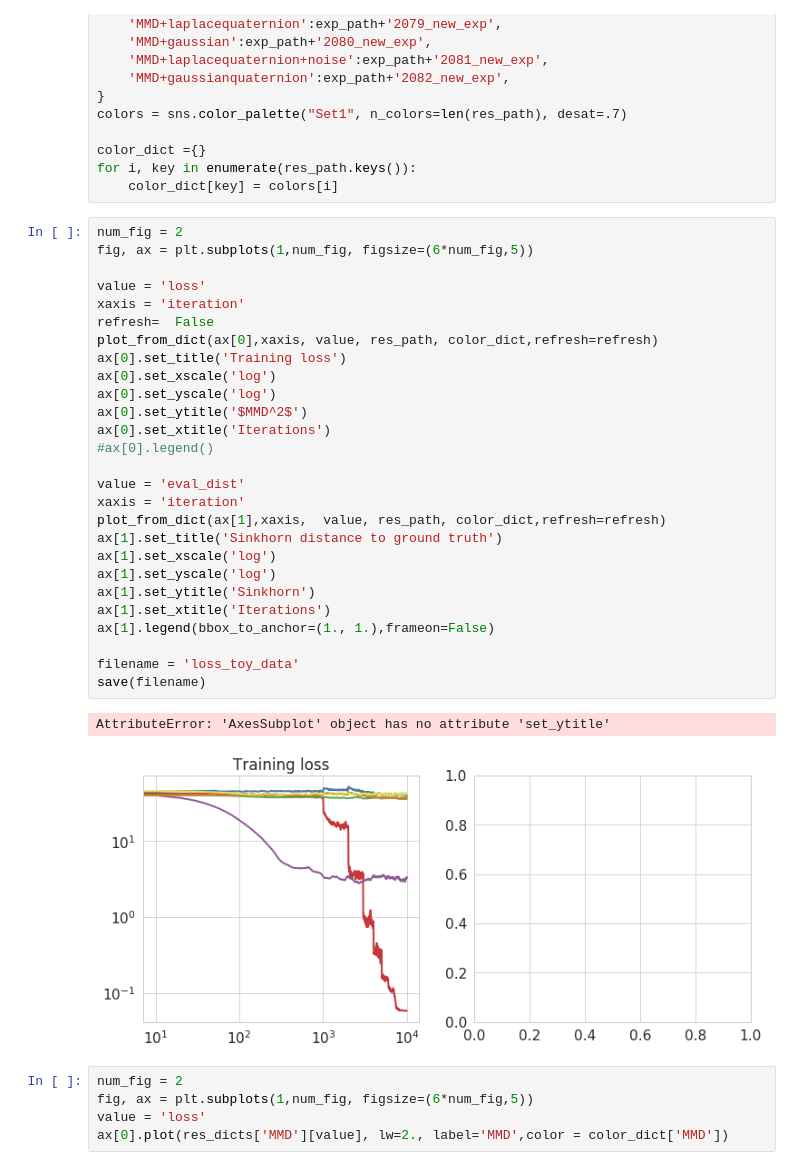
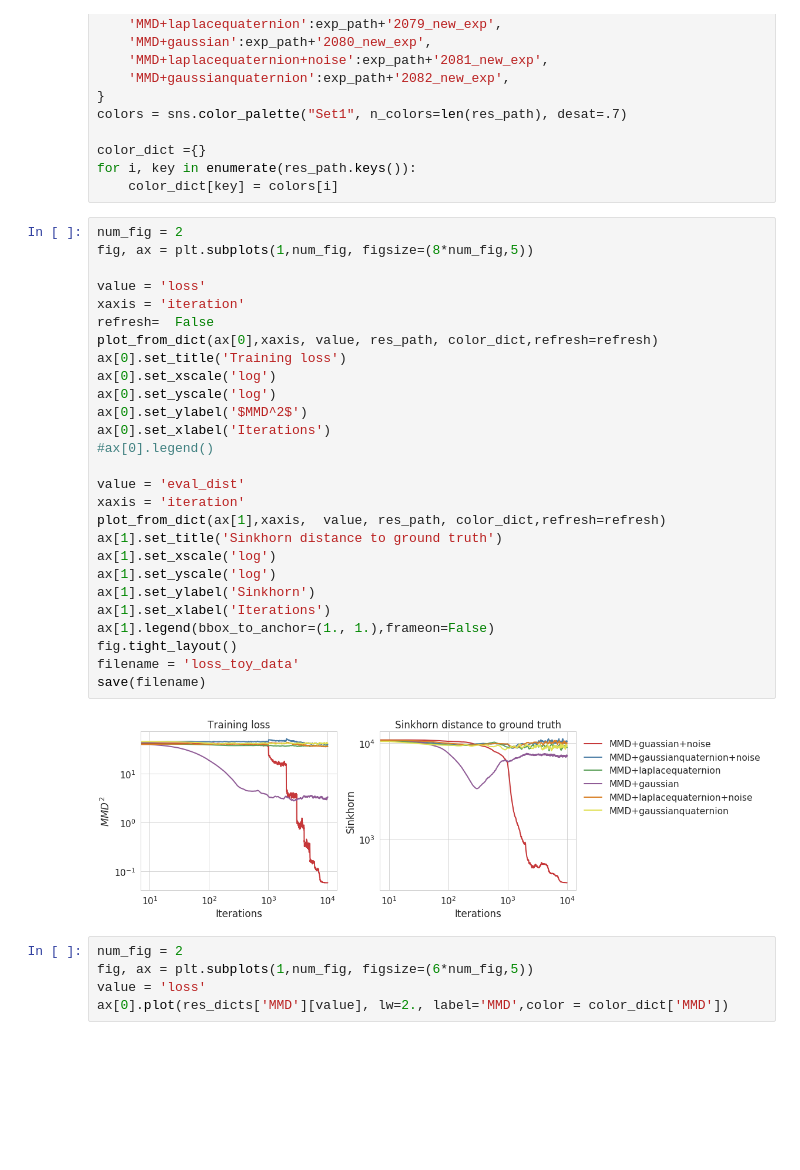
Before and after one commit to MichaelArbel/OT-sync, a Jupyter notebook: py/MMDSync/MMDSync.ipynb, the cells around one changed output. Cells and saved outputs as stored; diff of their text form; blank space fills up the shorter version.

```diff
--- a/py/MMDSync/MMDSync.ipynb
+++ b/py/MMDSync/MMDSync.ipynb
@@ -35,34 +35,33 @@ for i, key in enumerate(res_path.keys()):
     color_dict[key] = colors[i]
 # %%
 num_fig = 2
-fig, ax = plt.subplots(1,num_fig, figsize=(6*num_fig,5))
+fig, ax = plt.subplots(1,num_fig, figsize=(8*num_fig,5))
 
 value = 'loss'
 xaxis = 'iteration'
 refresh=  False
 plot_from_dict(ax[0],xaxis, value, res_path, color_dict,refresh=refresh)
 ax[0].set_title('Training loss')
 ax[0].set_xscale('log')
 ax[0].set_yscale('log')
-ax[0].set_ytitle('$MMD^2$')
-ax[0].set_xtitle('Iterations')
+ax[0].set_ylabel('$MMD^2$')
+ax[0].set_xlabel('Iterations')
 #ax[0].legend()
 
 value = 'eval_dist'
 xaxis = 'iteration'
 plot_from_dict(ax[1],xaxis,  value, res_path, color_dict,refresh=refresh)
 ax[1].set_title('Sinkhorn distance to ground truth')
 ax[1].set_xscale('log')
 ax[1].set_yscale('log')
-ax[1].set_ytitle('Sinkhorn')
-ax[1].set_xtitle('Iterations')
+ax[1].set_ylabel('Sinkhorn')
+ax[1].set_xlabel('Iterations')
 ax[1].legend(bbox_to_anchor=(1., 1.),frameon=False)
-
+fig.tight_layout()
 filename = 'loss_toy_data'
 save(filename)
 # %% [output]
-AttributeError: 'AxesSubplot' object has no attribute 'set_ytitle'
-[figure, old version]
+[figure, new version]
 # %%
 num_fig = 2
 fig, ax = plt.subplots(1,num_fig, figsize=(6*num_fig,5))
```
